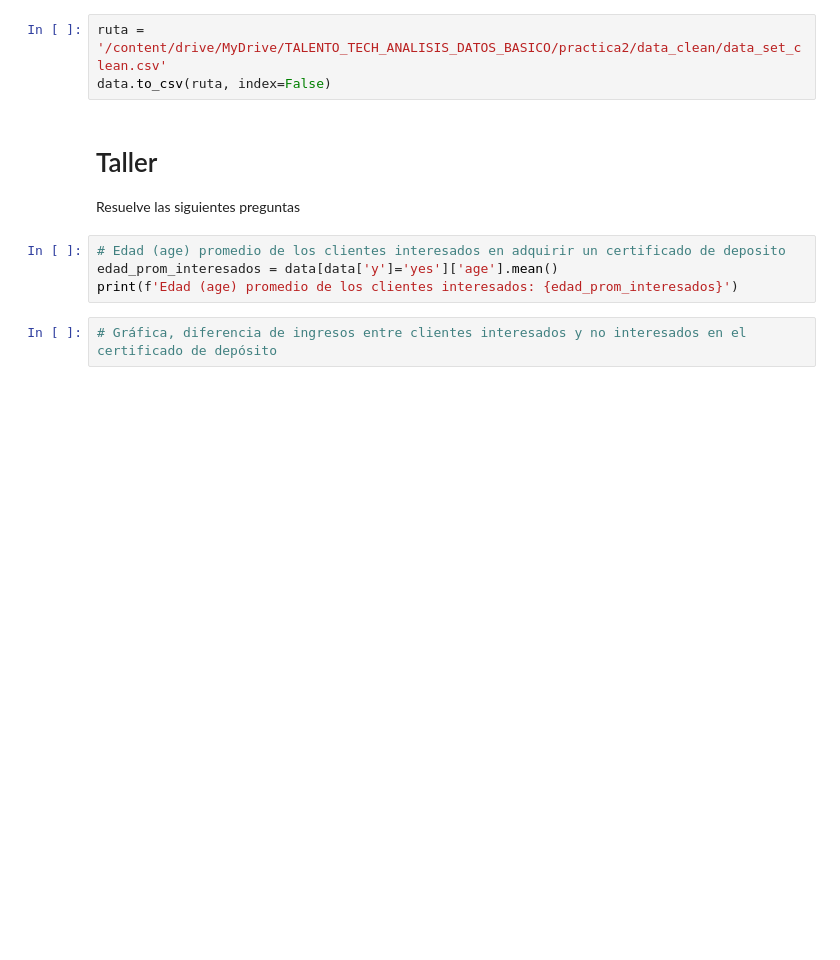
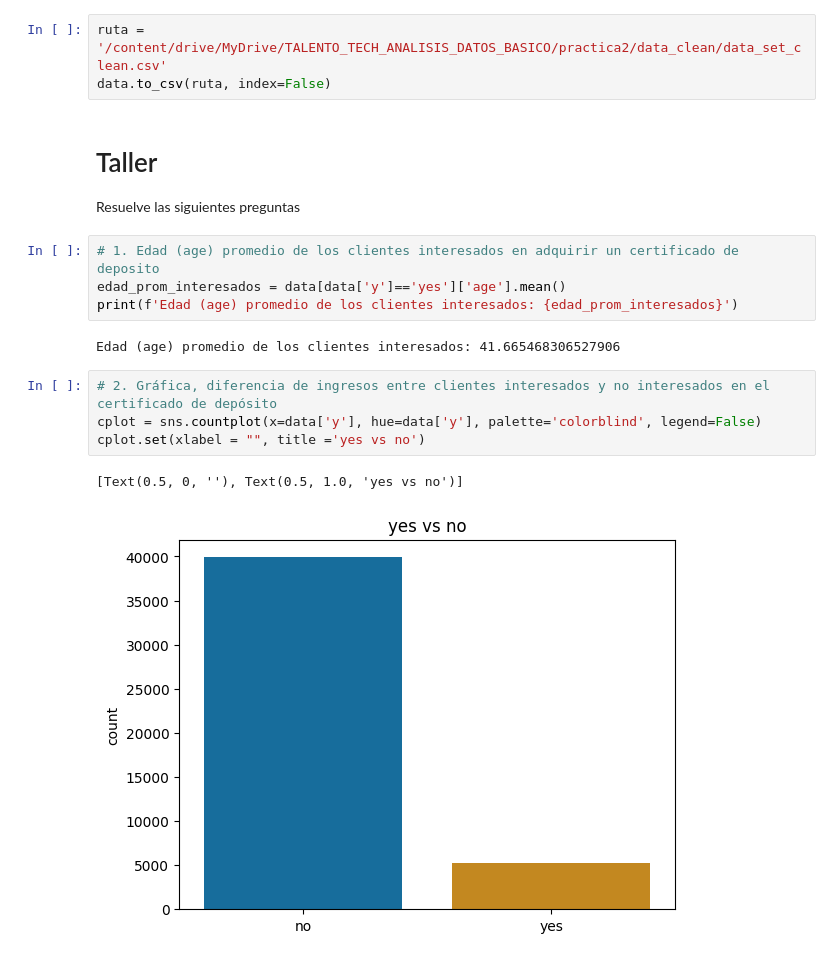
Before and after one commit to danielh33/talentoTechAnDaBasico, a Jupyter notebook: limpieza_datos_practica_2.ipynb, the cells around one changed output. Saved outputs shown, nothing was run; the diff lists cells and outputs as text; blank space fills up the shorter version.

```diff
--- a/limpieza_datos_practica_2.ipynb
+++ b/limpieza_datos_practica_2.ipynb
@@ -501,9 +520,16 @@ data.to_csv(ruta, index=False)
 # Taller
 Resuelve las siguientes preguntas
 # %%
-# Edad (age) promedio de los clientes interesados en adquirir un certificado de deposito
-edad_prom_interesados = data[data['y']='yes']['age'].mean()
+# 1. Edad (age) promedio de los clientes interesados en adquirir un certificado de deposito
+edad_prom_interesados = data[data['y']=='yes']['age'].mean()
 print(f'Edad (age) promedio de los clientes interesados: {edad_prom_interesados}')
+# %% [output]
+Edad (age) promedio de los clientes interesados: 41.665468306527906
 # %%
-# Gráfica, diferencia de ingresos entre clientes interesados y no interesados en el certificado de depósito
+# 2. Gráfica, diferencia de ingresos entre clientes interesados y no interesados en el certificado de depósito
+cplot = sns.countplot(x=data['y'], hue=data['y'], palette='colorblind', legend=False)
+cplot.set(xlabel = "", title ='yes vs no')
+# %% [output]
+[Text(0.5, 0, ''), Text(0.5, 1.0, 'yes vs no')]
+[figure, added]
 # %%
```
Also changed, not shown: parts of 17 cells of this notebook.
